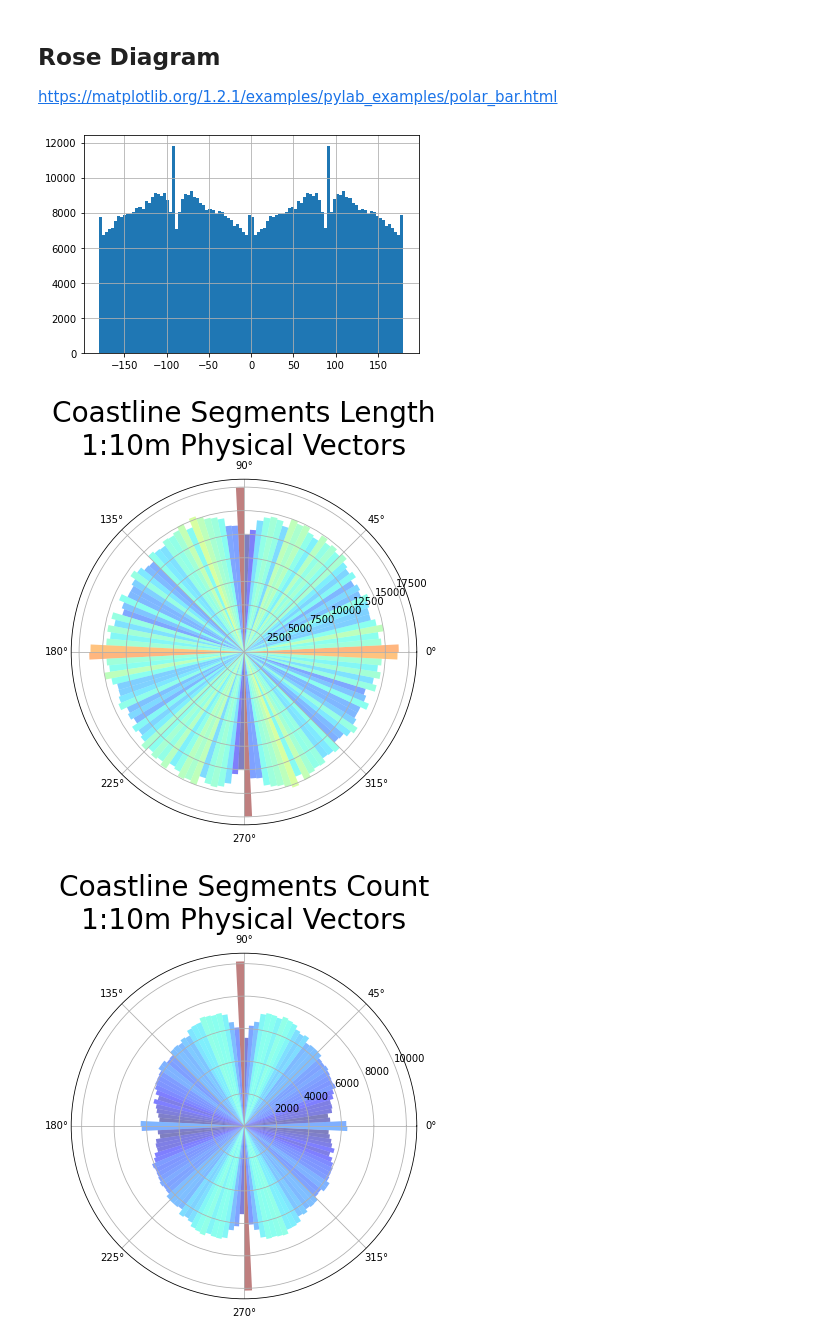
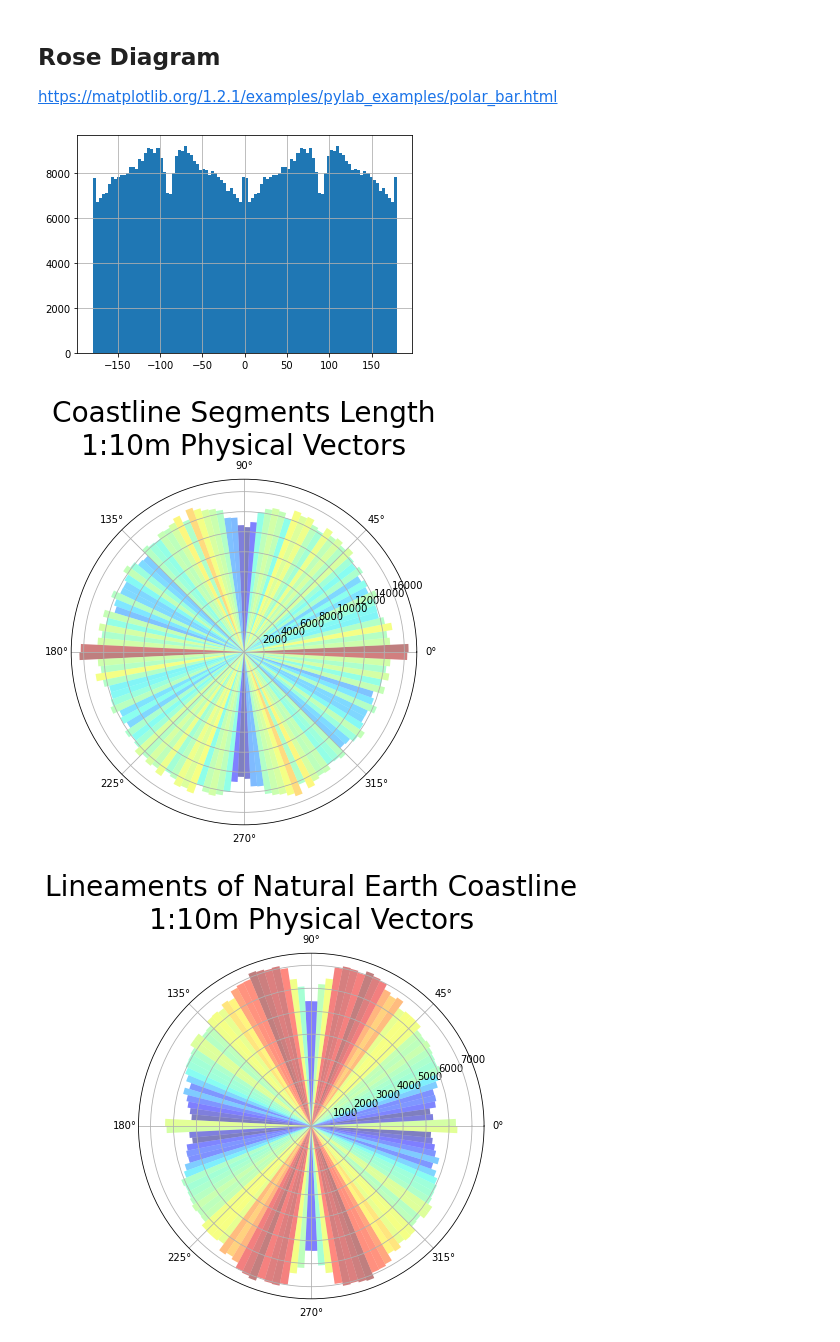
Before and after one commit to AlexeyPechnikov/gis-snippets, a Jupyter notebook: Spheroid/Natural Earth Coastline.ipynb, the cells around one changed output. Drawn from its saved outputs; the diff is of its cells as text; code cells hidden in the pictures.

Commit message:
Add new and enhance some old notebooks for lineaments analysis

```diff
--- a/Spheroid/Natural Earth Coastline.ipynb
+++ b/Spheroid/Natural Earth Coastline.ipynb
@@ -110,6 +109,9 @@ def inverse_radian_km(geom):
     coords = np.asarray(geom.coords).ravel()
     #g = geod.Inverse(float(xy0.y), float(xy0.x), float(xy1.y), float(xy1.x))
     g = geod.Inverse(coords[1], coords[0], coords[3], coords[2])
+    # fix data issue
+    if g['azi1'] in (0, 180):
+        return (None, None)
     radian = np.pi*(90 + g['azi1'])/180
     radian = radian if radian<=np.pi else radian-2*np.pi
     return (radian, g['s12']/1000.0)
@@ -122,6 +124,8 @@ def length_km(geom):
 
 df['angle'] = df.geometry.apply(angle_radian)
 df['length'] = df.geometry.apply(length_km)
+# exclude bad records
+df = df[~df.angle.isna()]
 # %%
 # symmetrize directions
 _df = df.copy()
@@ -135,7 +139,7 @@ https://matplotlib.org/1.2.1/examples/pylab_examples/polar_bar.html
 (180*df_sym['angle']/np.pi).hist(bins=100)
 plt.show()
 # %% [output]
-[figure, old version]
+[figure, new version]
 # %%
 # Pandas 0.25.0+
 angles = np.linspace(-np.pi, np.pi, 128+1, endpoint=True)
@@ -161,24 +165,24 @@ plt.savefig(f'Coastline Segments Length 1:{scale}m Physical Vectors.jpg', \
             bbox_inches='tight', dpi=150, pil_kwargs={'quality': 95})
 plt.show()
 # %% [output]
-[figure, old version]
+[figure, new version]
 # %%
 # force square figure and square axes looks better for polar, IMO
 fig = plt.figure(figsize=(6,6))
 ax = fig.add_axes([0.1, 0.1, 0.8, 0.8], polar=True)
 
 theta = df_sym_sector.sector.values
 radii = df_sym_sector.num.values
 width = np.diff(angles)[0]
 
 bars = ax.bar(theta, radii, width=width, bottom=0.0)
 for r,bar in zip(radii, bars):
     bar.set_facecolor( cm.jet((r-np.min(radii))/(np.max(radii)-np.min(radii))))
     bar.set_alpha(0.5)
 
-plt.title(f'Coastline Segments Count\n1:{scale}m Physical Vectors', fontsize=28)
+plt.title(f'Lineaments of Natural Earth Coastline\n1:{scale}m Physical Vectors', fontsize=28)
 plt.savefig(f'Coastline Segments Count 1:{scale}m Physical Vectors.jpg', \
             bbox_inches='tight', dpi=150, pil_kwargs={'quality': 95})
 plt.show()
 # %% [output]
-[figure, old version]
+[figure, new version]
```
Also changed, not shown: parts of 3 cells of this notebook, 18 other files.
